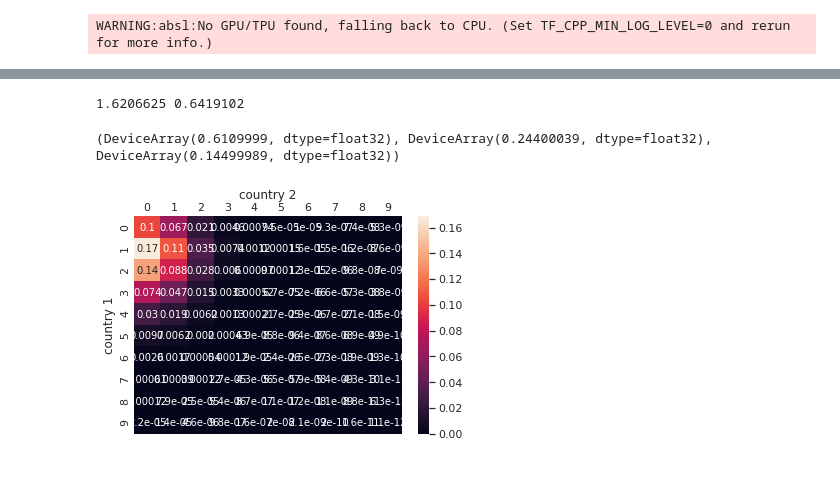
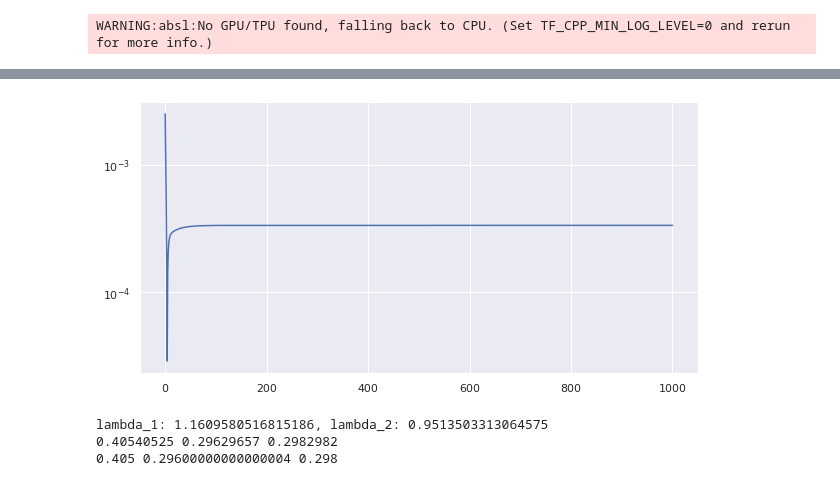
Before and after one commit to weichseltree/euro2020, a Jupyter notebook: double_poisson.ipynb, the cells around one changed output, grey strips where cells are left out. Cells and saved outputs as stored; diff of their text form; code cells hidden in the pictures.

```diff
--- a/double_poisson.ipynb
+++ b/double_poisson.ipynb
@@ -114,3 +117,29 @@ def single_prediction(lambda_1, lambda_2):
 
 def cross_entropy_loss(prediction, target):
     return -jnp.mean(jnp.stack(target, axis=-1)*jnp.log(jnp.stack(prediction, axis=-1)), axis=-1)
+
+def train_single_prediction(p_normal_time_win, p_normal_time_draw, p_normal_time_loss):
+    def get_loss_for_single_prediction(lambda_1, lambda_2):
+        return cross_entropy_loss(single_prediction(lambda_1, lambda_2), (p_normal_time_win, p_normal_time_draw, p_normal_time_loss))
+
+    grad_lambda_1 = grad(get_loss_for_single_prediction, argnums=0)
+    grad_lambda_2 = grad(get_loss_for_single_prediction, argnums=1)
+
+    lambda_1 = 1.0
+    lambda_2 = 1.0
+
+    losses = [get_loss_for_single_prediction(lambda_1, lambda_2)]
+    for _ in range(1000):
+        #print(lambda_1, lambda_2)
+
+        grad_1 = -grad_lambda_1(lambda_1, lambda_2)
+        grad_2 = -grad_lambda_2(lambda_1, lambda_2)
+
+        #print(grad_1, grad_2)
+
+        lambda_1 += grad_1
+        lambda_2 += grad_2
+
+        losses.append(get_loss_for_single_prediction(lambda_1, lambda_2))
+
+    return np.array(losses), lambda_1, lambda_2
@@ -126,31 +146,15 @@ lambda_2 = 1.0
-# %%
-for _ in range(1000):
-    #print(lambda_1, lambda_2)
-    #print(*single_prediction(lambda_1, lambda_2))
-
-    grad_1 = -grad_lambda_1(lambda_1, lambda_2)
-    grad_2 = -grad_lambda_2(lambda_1, lambda_2)
-
-    #print(grad_1, grad_2)
-
-    lambda_1 += grad_1
-    lambda_2 += grad_2
-
-print(lambda_1, lambda_2)
-# %% [output]
-1.6206625 0.6419102
-# %%
-poisson_1, poisson_2 = double_poisson_regression(lambda_1, lambda_2, 0)
-poisson_matrix = to_poisson_matrix(poisson_1, poisson_2)
-print(p_normal_time(poisson_matrix))
-
-ax = sns.heatmap(poisson_matrix, annot=True)
-ax.xaxis.set_ticks_position('top')
-ax.xaxis.set_label_position('top')
-ax.tick_params(length=0)
-plt.xlabel("country 2")
-plt.ylabel("country 1")
-plt.show()
-# %% [output]
-(DeviceArray(0.6109999, dtype=float32), DeviceArray(0.24400039, dtype=float32), DeviceArray(0.14499989, dtype=float32))
-[figure, removed]
+# %%
+losses, lambda_1, lambda_2 = train_single_prediction(target_p_normal_time_win, target_p_normal_time_draw, target_p_normal_time_loss)
+target_entropy = cross_entropy_loss((target_p_normal_time_win, target_p_normal_time_draw, target_p_normal_time_loss),
+                                    (target_p_normal_time_win, target_p_normal_time_draw, target_p_normal_time_loss))
+plt.figure(figsize=(10, 5))
+plt.semilogy(np.abs(losses - target_entropy))
+plt.show()
+print(f"lambda_1: {lambda_1}, lambda_2: {lambda_2}")
+print(*single_prediction(lambda_1, lambda_2))
+print(target_p_normal_time_win, target_p_normal_time_draw, target_p_normal_time_loss)
+# %% [output]
+[figure, added]
+lambda_1: 1.1609580516815186, lambda_2: 0.9513503313064575
+0.40540525 0.29629657 0.2982982
+0.405 0.29600000000000004 0.298
```
Also changed, not shown: parts of 11 cells of this notebook.
